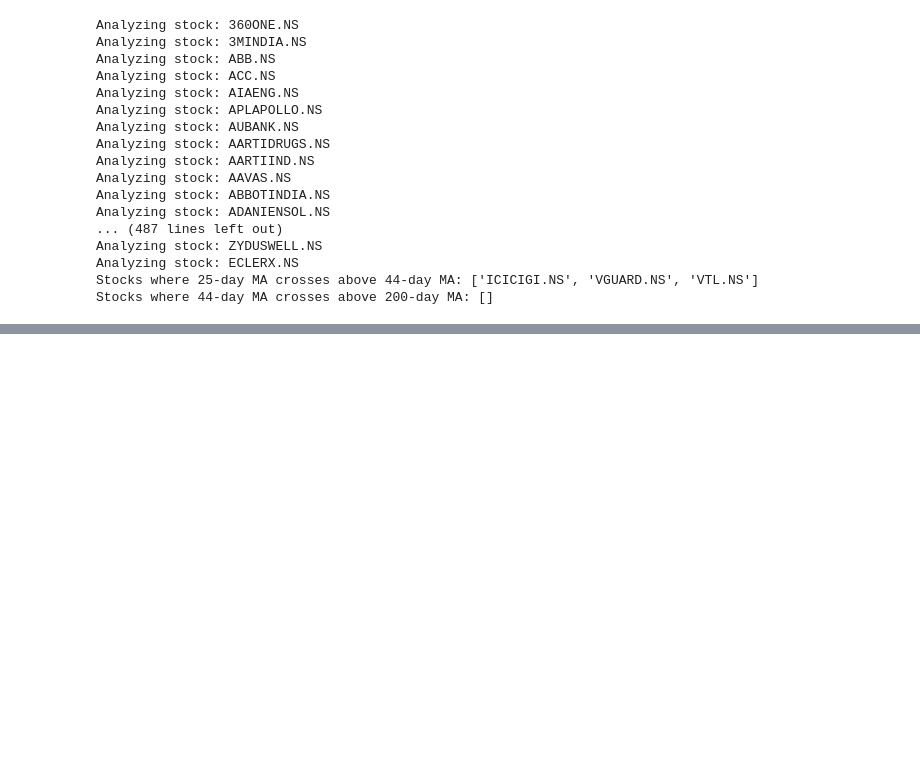
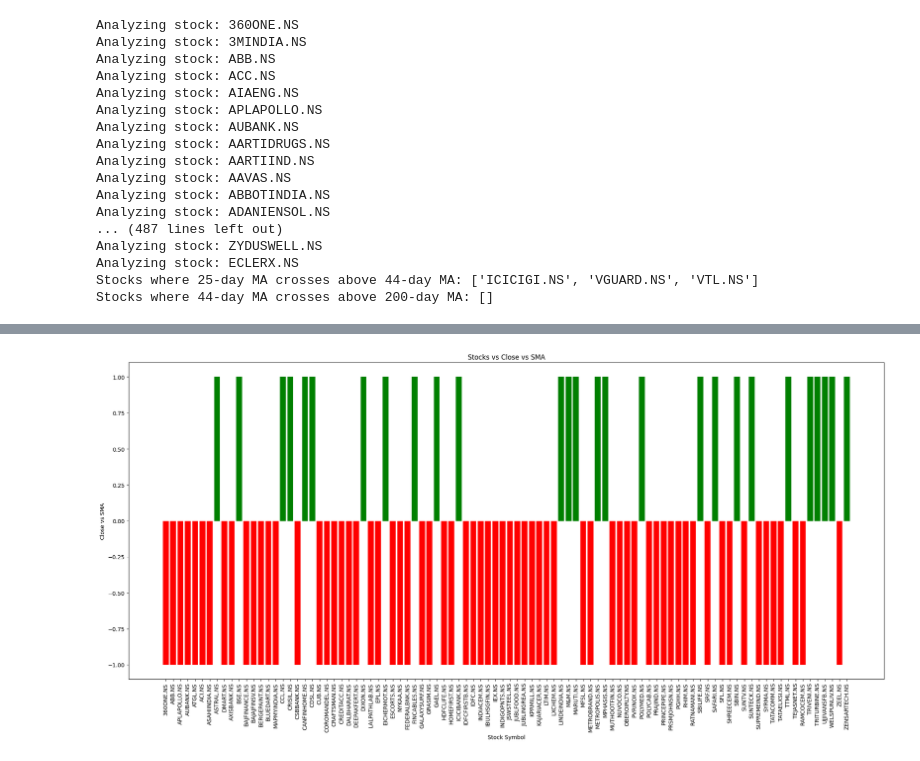
Before and after one commit to Tikam02/TechnicalAnalysis, a Jupyter notebook: Screener/screener-26MA-down.ipynb, the cells around one changed output, grey strips where cells are left out. Saved outputs shown, nothing was run; the diff lists cells and outputs as text; code cells hidden in the pictures; blank space fills up the shorter version.

```diff
--- a/Screener/screener-26MA-down.ipynb
+++ b/Screener/screener-26MA-down.ipynb
@@ -760,0 +994,21 @@ Stocks where 44-day MA crosses above 200-day MA: []
+# %%
+import pandas as pd
+import matplotlib.pyplot as plt
+
+# Read the CSV file
+results_df = pd.read_csv('crossover_results.csv')
+
+# Map 'Positive' to 1 and 'Negative' to -1
+results_df['Color'] = results_df['Close vs SMA'].map({'Positive': 1, 'Negative': -1})
+
+# Plot "Stock Symbol" vs "Close vs SMA" with green bars for positive values and red bars for negative values
+plt.figure(figsize=(20, 10))
+plt.bar(results_df['Stock Symbol'], results_df['Color'], color=results_df['Color'].map({1: 'green', -1: 'red'}))
+plt.title('Stocks vs Close vs SMA')
+plt.xlabel('Stock Symbol')
+plt.ylabel('Close vs SMA')
+plt.xticks(rotation=90)
+plt.tight_layout()
+plt.show()
+# %% [output]
+[figure, added]
```
Also changed, not shown: parts of 15 cells of this notebook, 11 other files.
